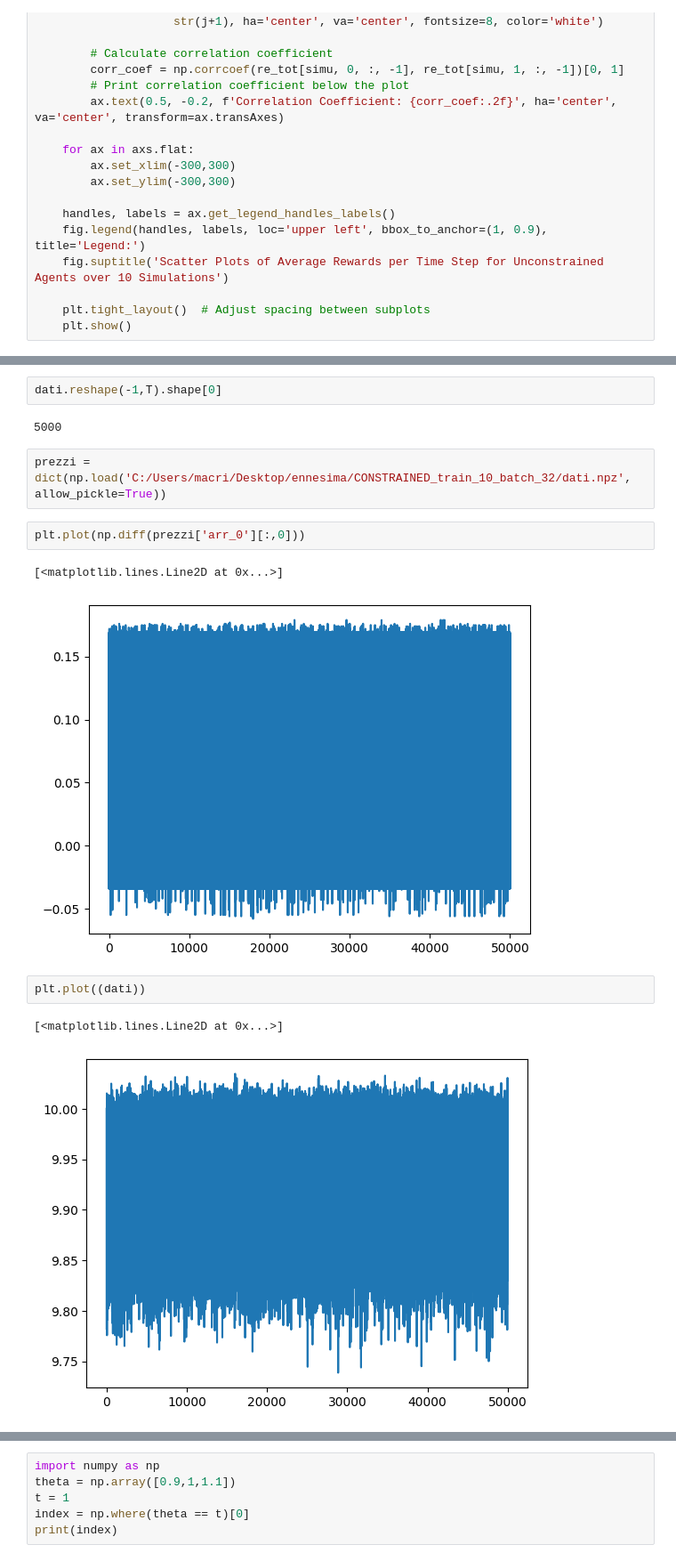
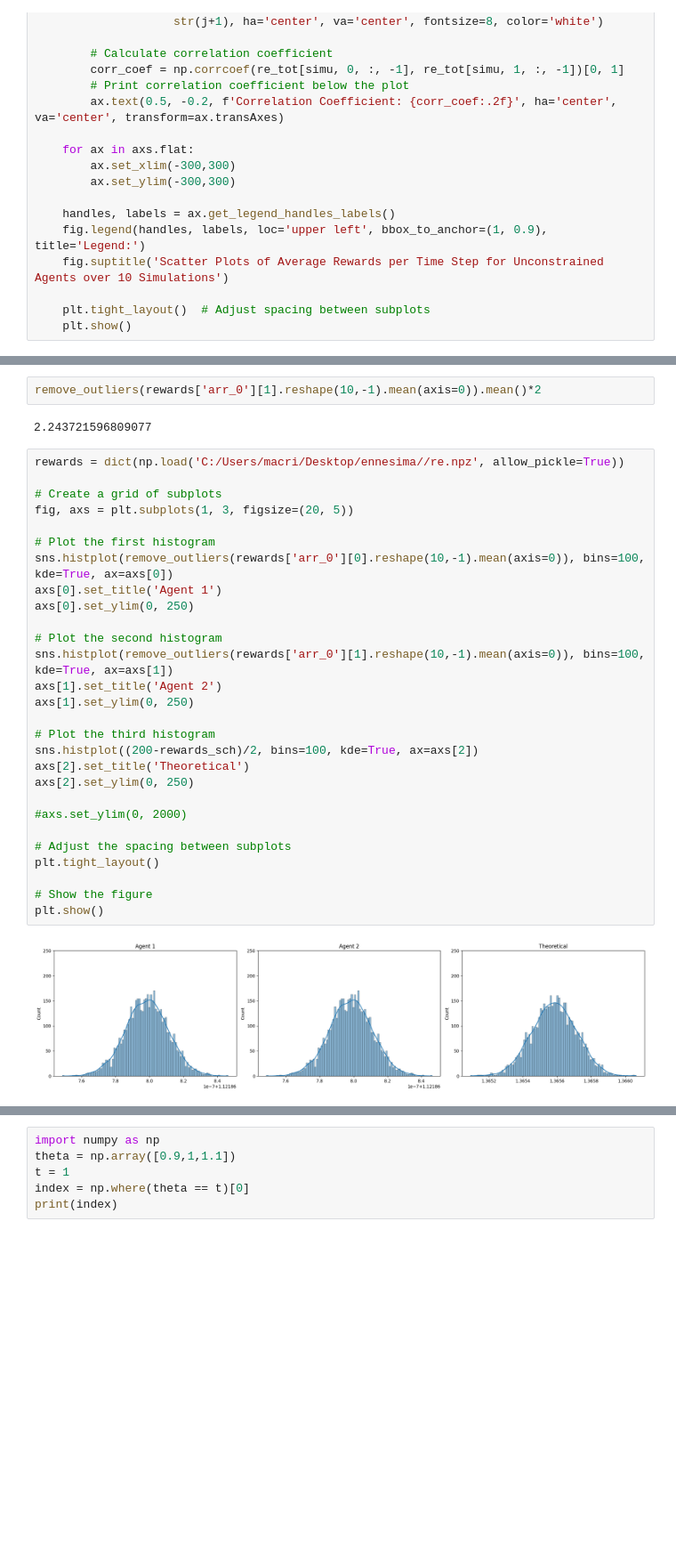
Before and after one commit to macrandrea/Multi-agent-RL-optimal-execution, a Jupyter notebook: ANALISI_MULTI_AGENTE_for_scratches.ipynb, the cells around one changed output, grey strips where cells are left out. Shown at 89% size. Drawn from its saved outputs; the diff is of its cells as text; blank space fills up the shorter version.

```diff
--- a/ANALISI_MULTI_AGENTE_for_scratches.ipynb
+++ b/ANALISI_MULTI_AGENTE_for_scratches.ipynb
@@ -405,16 +379,34 @@ dati.min()
-# %%
-dati.reshape(-1,T).shape[0]
-# %% [output]
-5000
-# %%
-prezzi = dict(np.load('C:/Users/macri/Desktop/ennesima/CONSTRAINED_train_10_batch_32/dati.npz', allow_pickle=True))
-# %%
-plt.plot(np.diff(prezzi['arr_0'][:,0]))
-# %% [output]
-[<matplotlib.lines.Line2D at 0x...>]
-[figure, removed]
-# %%
-plt.plot((dati))
-# %% [output]
-[<matplotlib.lines.Line2D at 0x...>]
-[figure, removed]
+# %%
+remove_outliers(rewards['arr_0'][1].reshape(10,-1).mean(axis=0)).mean()*2
+# %% [output]
+2.243721596809077
+# %%
+rewards = dict(np.load('C:/Users/macri/Desktop/ennesima//re.npz', allow_pickle=True))
+
+# Create a grid of subplots
+fig, axs = plt.subplots(1, 3, figsize=(20, 5))
+
+# Plot the first histogram
+sns.histplot(remove_outliers(rewards['arr_0'][0].reshape(10,-1).mean(axis=0)), bins=100, kde=True, ax=axs[0])
+axs[0].set_title('Agent 1')
+axs[0].set_ylim(0, 250)
+
+# Plot the second histogram
+sns.histplot(remove_outliers(rewards['arr_0'][1].reshape(10,-1).mean(axis=0)), bins=100, kde=True, ax=axs[1])
+axs[1].set_title('Agent 2')
+axs[1].set_ylim(0, 250)
+
+# Plot the third histogram
+sns.histplot((200-rewards_sch)/2, bins=100, kde=True, ax=axs[2])
+axs[2].set_title('Theoretical')
+axs[2].set_ylim(0, 250)
+
+#axs.set_ylim(0, 2000)
+
+# Adjust the spacing between subplots
+plt.tight_layout()
+
+# Show the figure
+plt.show()
+# %% [output]
+[figure, added]
```
Also changed, not shown: parts of 29 cells of this notebook, 50 other files.
